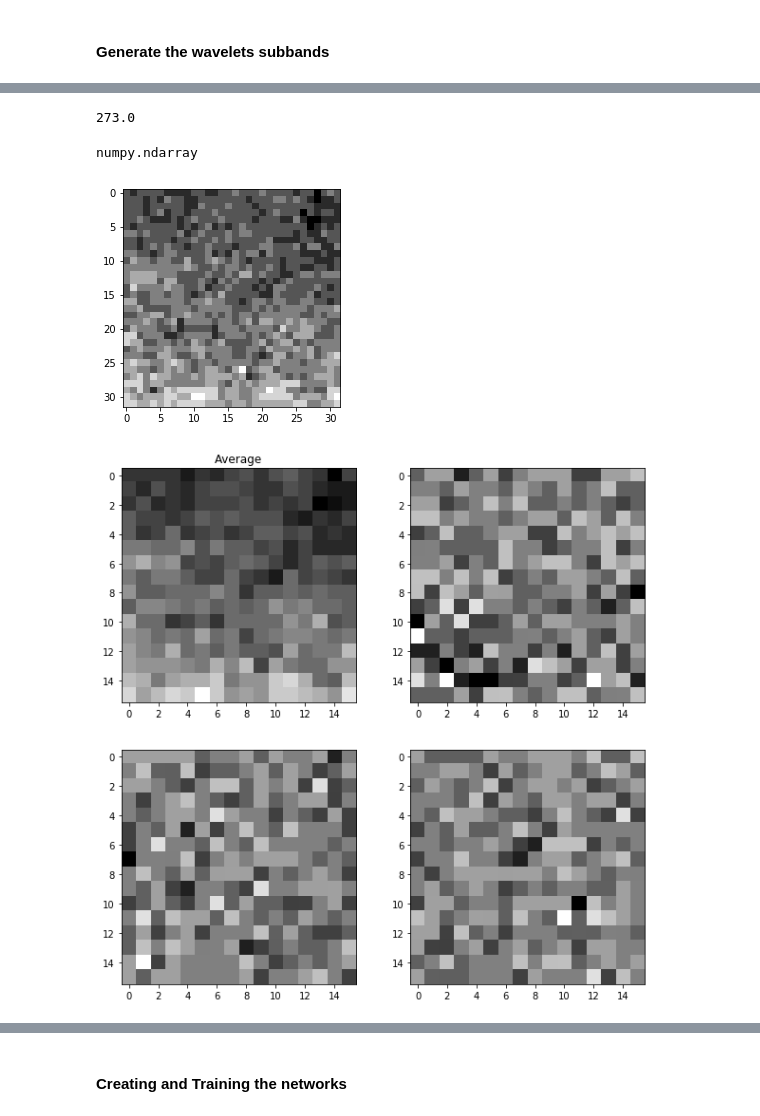
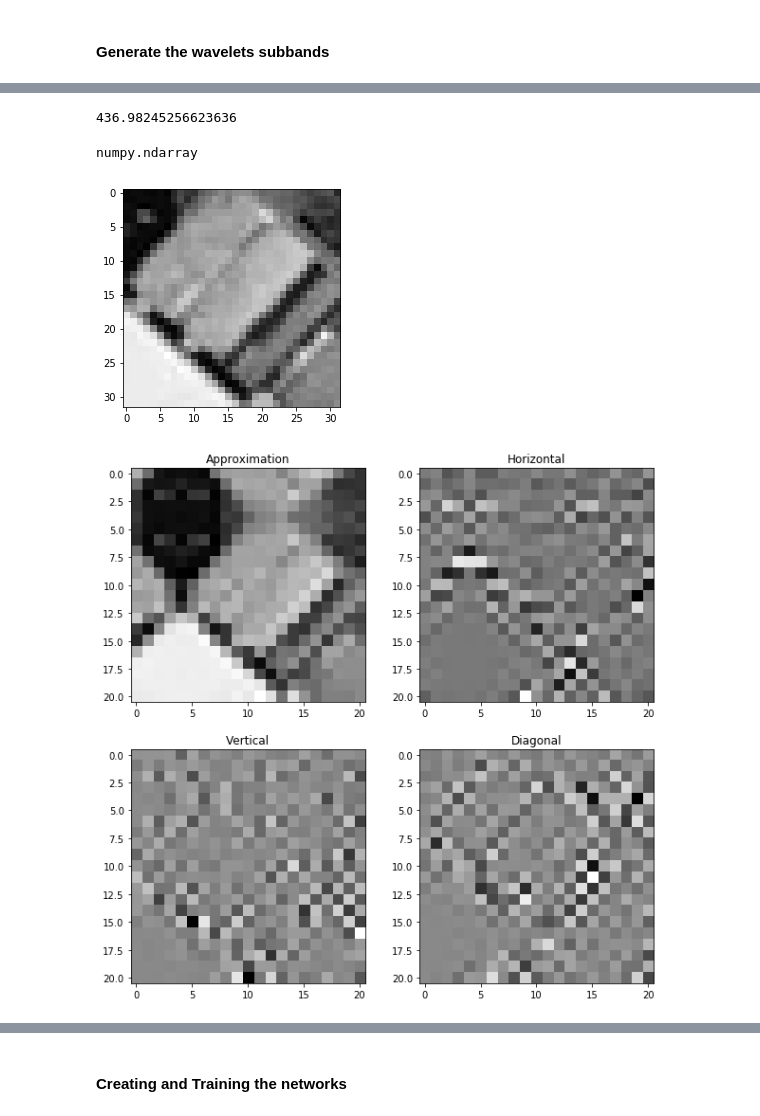
Before and after one commit to Shrecki/SuperHighResProject, a Jupyter notebook: SRCNN_notebook.ipynb, the cells around one changed output, grey strips where cells are left out. Cells and saved outputs as stored; diff of their text form; code cells hidden in the pictures.

```diff
--- a/SRCNN_notebook.ipynb
+++ b/SRCNN_notebook.ipynb
@@ -79,15 +78,9 @@ for i in range(0,64): #should be replaced here with something random at some poi
     n = obj_files[i]
     m = valid_files[i]
     obj_img.append(Image.open(TRAIN_FILE + n))
-    train_img.append(Image.open(TEST_FILE + n[:-4]+"x4w1.png"))
 
-    valid_hr_img.append(Image.open(VALID_HR +  m))
-    valid_lr_img.append(Image.open(VALID_LR + m[:-4]+"x4w.png"))
 #Only consider the luminance channel (YCrCb)
 ycbcr_obj = convertToYCbCr(obj_img)
-ycbcr_train = convertToYCbCr(train_img)
-ycbr_valid_hr = convertToYCbCr(valid_hr_img)
-ycbr_valid_lr = convertToYCbCr(valid_lr_img)
 # %%
 ycbcr_obj[0].size
 # %% [output]
@@ -102,6 +88,3 @@ def print_luminance(img, ch=1) :
 # %%
 #Convert images to numpy array
-imgs_label = [np.asarray(image)[:,:,0] for image in ycbcr_obj]
-imgs_train = [np.asarray(image)[:,:,0] for image in ycbcr_train]
-imgs_valid_hr = [np.asarray(image)[:,:,0] for image in ycbr_valid_hr]
-imgs_valid_lr = [np.asarray(image)[:,:,0] for image in ycbr_valid_lr]
+imgs_hd = [np.asarray(image)[:,:,0] for image in ycbcr_obj]
@@ -183,3 +121,17 @@ for i in range(0,50) :
+# %%
+sub_labels = []
+sub_samples = []
+sub_valid_hr = []
+sub_valid_lr = []
+
+for i in range(0,64) :
+    label, sample = get_input_images(imgs_hd[i], 4)
+
+    #len_interval = height_sample//subimages_per_axis
+
+    #Calculate subimages
+    sub_labels += getSubImages(label)
+    sub_samples += getSubImages(sample)
 # %%
 len(sub_labels)
 # %% [output]
@@ -216,16 +156,21 @@ def appendSubbands(l1,l2,l3,l4, dwt):
     return (l1,l2,l3,l4)
 # %%
 def plot4images(im1, im2, im3, im4, ch=1) :
-    fig = plt.figure(figsize=(10, 10))
+    size = (10, 10)
+    fig = plt.figure(figsize=size)
 
     plt.subplot(221)
-    plt.title("Average")
+    plt.title("Approximation")
     print_luminance(im1, ch )
     plt.subplot(222)
+    plt.title("Horizontal")
     print_luminance(im2, ch)
     plt.subplot(223)
+    plt.title("Vertical")
     print_luminance(im3, ch)
+
     plt.subplot(224)
+    plt.title("Diagonal")
     print_luminance(im4, ch)
 
 def plot_waveletTrans(wt, ch=1) :
@@ -243,15 +188,15 @@ plot_waveletTrans(x_dwt)
 # %%
 y_sample = sub_labels[1]
 print_luminance(y_sample)
-y_dwt = pywt.dwt2(y_sample, 'haar')
+y_dwt = pywt.dwt2(y_sample, 'db6')
 print(y_dwt[0].max())
 plot_waveletTrans(y_dwt)
 type(y_dwt[1][1])
 # %% [output]
-273.0
+436.98245256623636
 numpy.ndarray
-[figure, old version]
+[figure, new version]
-[figure, old version]
+[figure, new version]
 # %%
 pepe = np.asfarray([y_dwt[0], y_dwt[1][0], y_dwt[1][1], y_dwt[1][2]])
 pepe.max()
```
Also changed, not shown: parts of 48 cells of this notebook, 3 other files.
